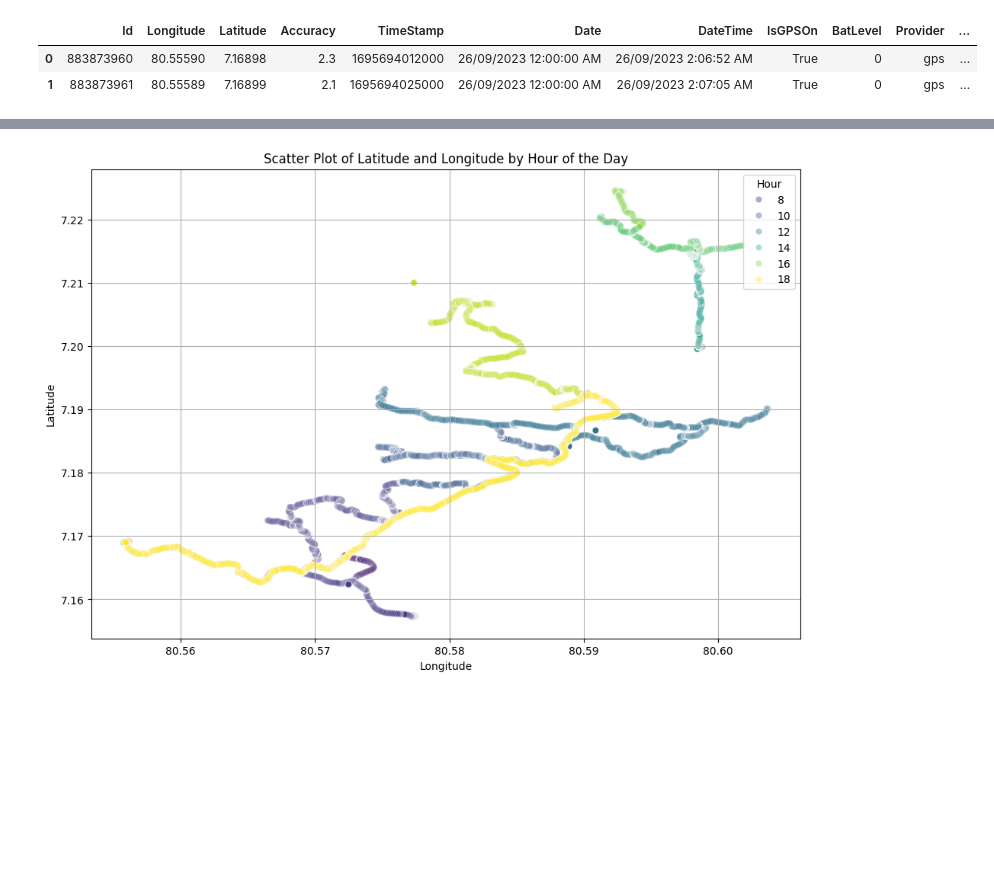
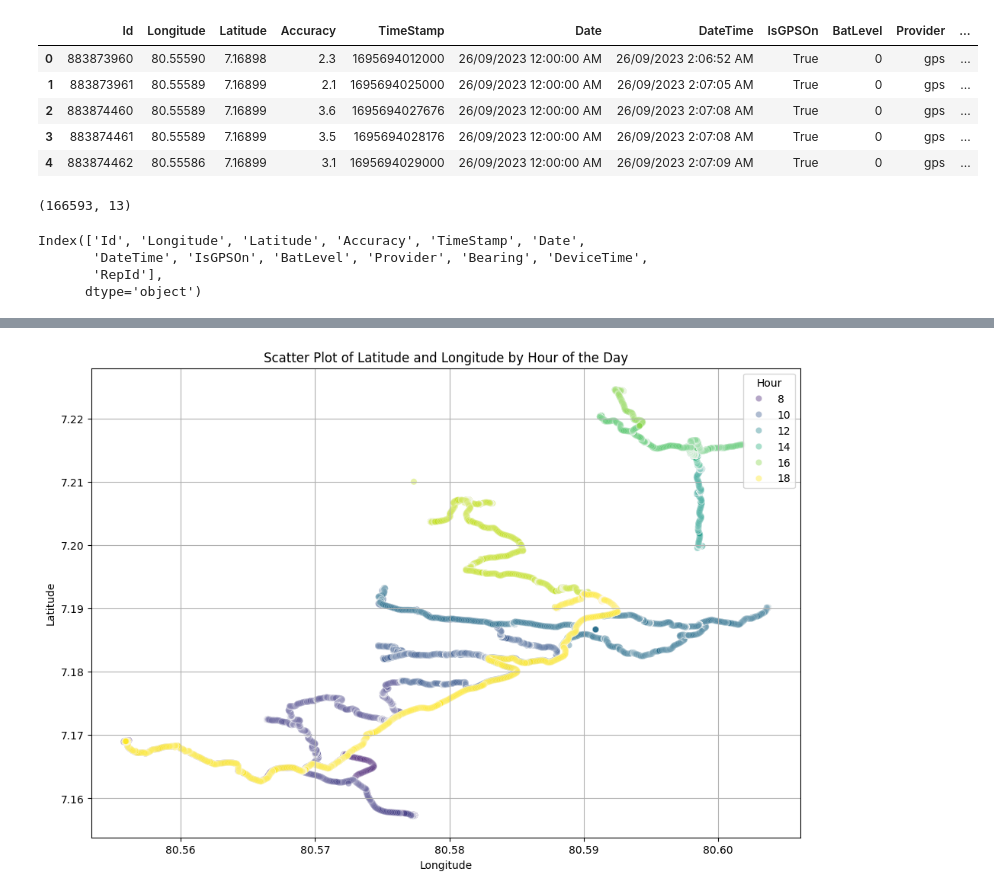
Before and after one commit to pshemach/GPS_Info, a Jupyter notebook: research/01_Extract_Insights_GPS_Data.ipynb, the cells around one changed output, grey strips where cells are left out. Drawn from its saved outputs; the diff is of its cells as text; code cells hidden in the pictures; blank space fills up the shorter version.

```diff
--- a/research/01_Extract_Insights_GPS_Data.ipynb
+++ b/research/01_Extract_Insights_GPS_Data.ipynb
@@ -8,9 +8,23 @@ from math import radians, sin, cos, sqrt, atan2
 
 %matplotlib inline
 # %%
-gps_data = pd.read_csv('../data/gps.csv')
-gps_data.head(2)
+df = pd.read_csv('../data/gps.csv')
+df.head()
 # %% [output]
 |  | Id | Longitude | Latitude | Accuracy | TimeStamp | Date | DateTime | IsGPSOn | BatLevel | Provider | ... |
 | 0 | 883873960 | 80.55590 | 7.16898 | 2.3 | 1695694012000 | 26/09/2023 12:00:00 AM | 26/09/2023 2:06:52 AM | True | 0 | gps | ... |
 | 1 | 883873961 | 80.55589 | 7.16899 | 2.1 | 1695694025000 | 26/09/2023 12:00:00 AM | 26/09/2023 2:07:05 AM | True | 0 | gps | ... |
+| 2 | 883874460 | 80.55589 | 7.16899 | 3.6 | 1695694027676 | 26/09/2023 12:00:00 AM | 26/09/2023 2:07:08 AM | True | 0 | gps | ... |
+| 3 | 883874461 | 80.55589 | 7.16899 | 3.5 | 1695694028176 | 26/09/2023 12:00:00 AM | 26/09/2023 2:07:08 AM | True | 0 | gps | ... |
+| 4 | 883874462 | 80.55586 | 7.16899 | 3.1 | 1695694029000 | 26/09/2023 12:00:00 AM | 26/09/2023 2:07:09 AM | True | 0 | gps | ... |
+# %%
+df.shape
+# %% [output]
+(166593, 13)
+# %%
+df.columns
+# %% [output]
+Index(['Id', 'Longitude', 'Latitude', 'Accuracy', 'TimeStamp', 'Date',
+       'DateTime', 'IsGPSOn', 'BatLevel', 'Provider', 'Bearing', 'DeviceTime',
+       'RepId'],
+      dtype='object')
```
Also changed, not shown: parts of 33 cells of this notebook.
